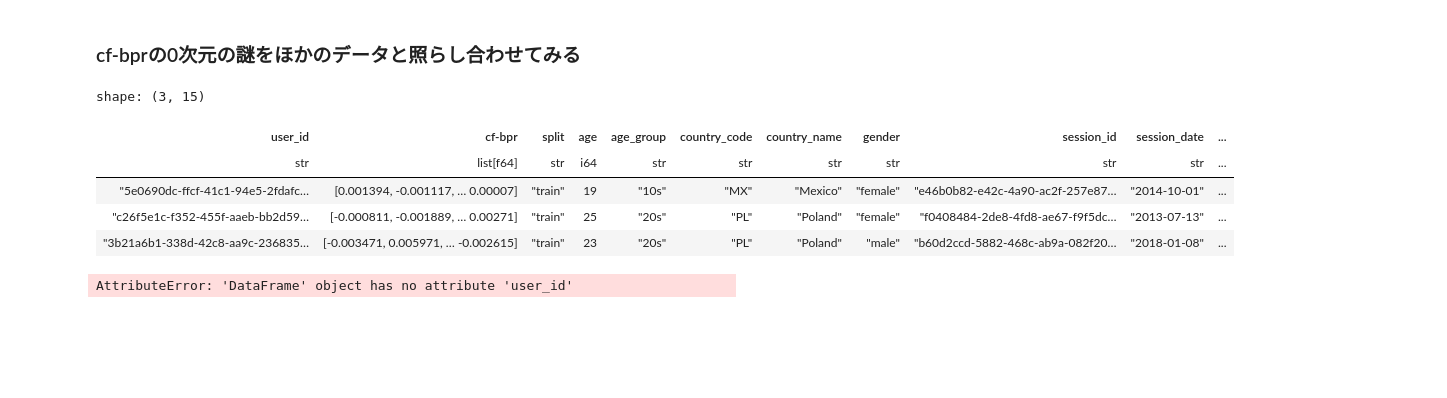
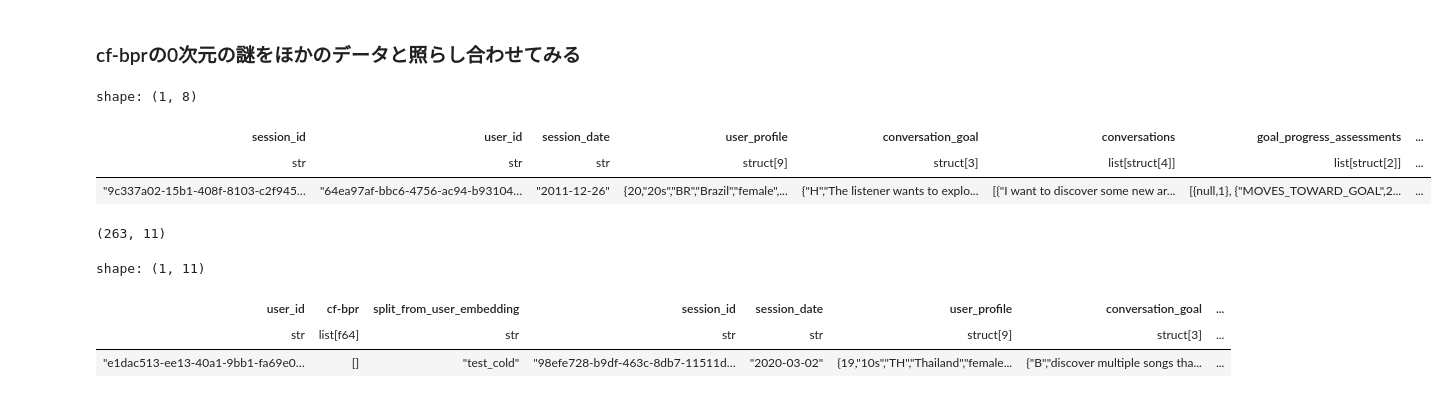
Before and after one commit to NaganagaKen/music-crs-evaluator, a Jupyter notebook: notebook/EDA_user_embedding.ipynb, the cells around one changed output. Saved outputs shown, nothing was run; the diff lists cells and outputs as text; code cells hidden in the pictures; blank space fills up the shorter version.

```diff
--- a/notebook/EDA_user_embedding.ipynb
+++ b/notebook/EDA_user_embedding.ipynb
@@ -175,21 +203,10 @@ shape: (10, 4)
 # %%
 df_metadata = load_user_metadata()
 df_dev = load_dev_data()
 
-df_all = (
-    df
-    .join(df_metadata, on="user_id", how="left")
-    .join(df_dev, on="user_id", how="left")
-)
-df_all.head(3)
+df_dev.head(1)
 # %% [output]
-shape: (3, 15)
+shape: (1, 8)
-| user_id | cf-bpr | split | age | age_group | country_code | country_name | gender | session_id | session_date | ... |
-| str | list[f64] | str | i64 | str | str | str | str | str | str | ... |
-| "5e0690dc-ffcf-41c1-94e5-2fdafc… | [0.001394, -0.001117, … 0.00007] | "train" | 19 | "10s" | "MX" | "Mexico" | "female" | "e46b0b82-e42c-4a90-ac2f-257e87… | "2014-10-01" | ... |
-| "c26f5e1c-f352-455f-aaeb-bb2d59… | [-0.000811, -0.001889, … 0.00271] | "train" | 25 | "20s" | "PL" | "Poland" | "female" | "f0408484-2de8-4fd8-ae67-f9f5dc… | "2013-07-13" | ... |
-| "3b21a6b1-338d-42c8-aa9c-236835… | [-0.003471, 0.005971, … -0.002615] | "train" | 23 | "20s" | "PL" | "Poland" | "male" | "b60d2ccd-5882-468c-ab9a-082f20… | "2018-01-08" | ... |
+| session_id | user_id | session_date | user_profile | conversation_goal | conversations | goal_progress_assessments | ... |
+| str | str | str | struct[9] | struct[3] | list[struct[4]] | list[struct[2]] | ... |
+| "9c337a02-15b1-408f-8103-c2f945… | "64ea97af-bbc6-4756-ac94-b93104… | "2011-12-26" | {20,"20s","BR","Brazil","female",... | {"H","The listener wants to explo... | [{"I want to discover some new ar... | [{null,1}, {"MOVES_TOWARD_GOAL",2... | ... |
-# %%
-df_metadata["user_id"].value_counts().sort("count", descending=True).head()
-# %% [output]
-AttributeError: 'DataFrame' object has no attribute 'user_id'
@@ -195,0 +215,14 @@ AttributeError: 'DataFrame' object has no attribute 'user_id'
+# %%
+df_test_cold = df.filter(pl.col("split") == "test_cold")
+df_test_cold = df_test_cold.rename({"split": "split_from_user_embedding"})
+df_test_cold = df_test_cold.join(df_dev, on="user_id", how="left")
+df_test_cold.shape
+# %% [output]
+(263, 11)
+# %%
+df_test_cold.head(1)
+# %% [output]
+shape: (1, 11)
+| user_id | cf-bpr | split_from_user_embedding | session_id | session_date | user_profile | conversation_goal | ... |
+| str | list[f64] | str | str | str | struct[9] | struct[3] | ... |
+| "e1dac513-ee13-40a1-9bb1-fa69e0… | [] | "test_cold" | "98efe728-b9df-463c-8db7-11511d… | "2020-03-02" | {19,"10s","TH","Thailand","female... | {"B","discover multiple songs tha... | ... |
```
Also changed, not shown: parts of 12 cells of this notebook.
